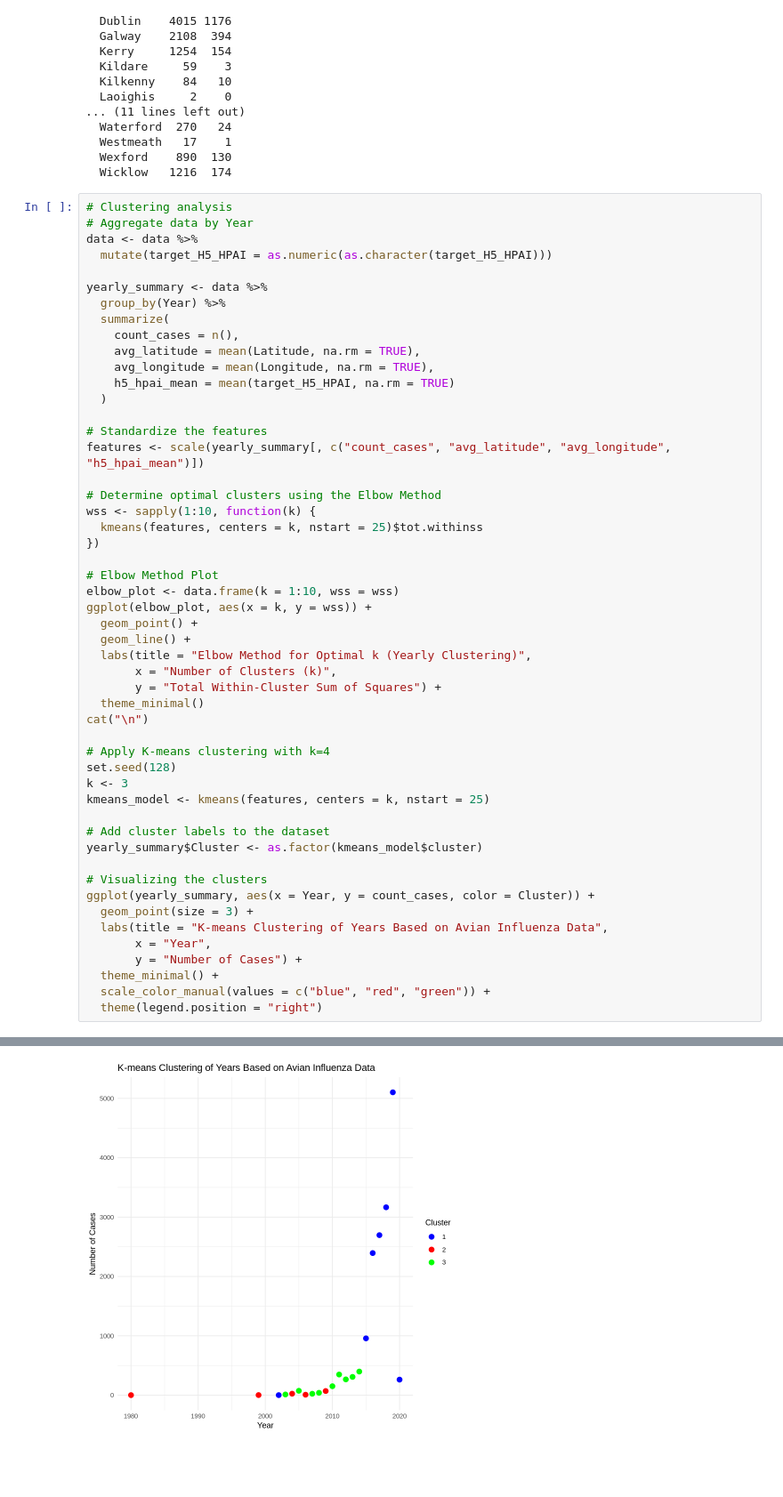
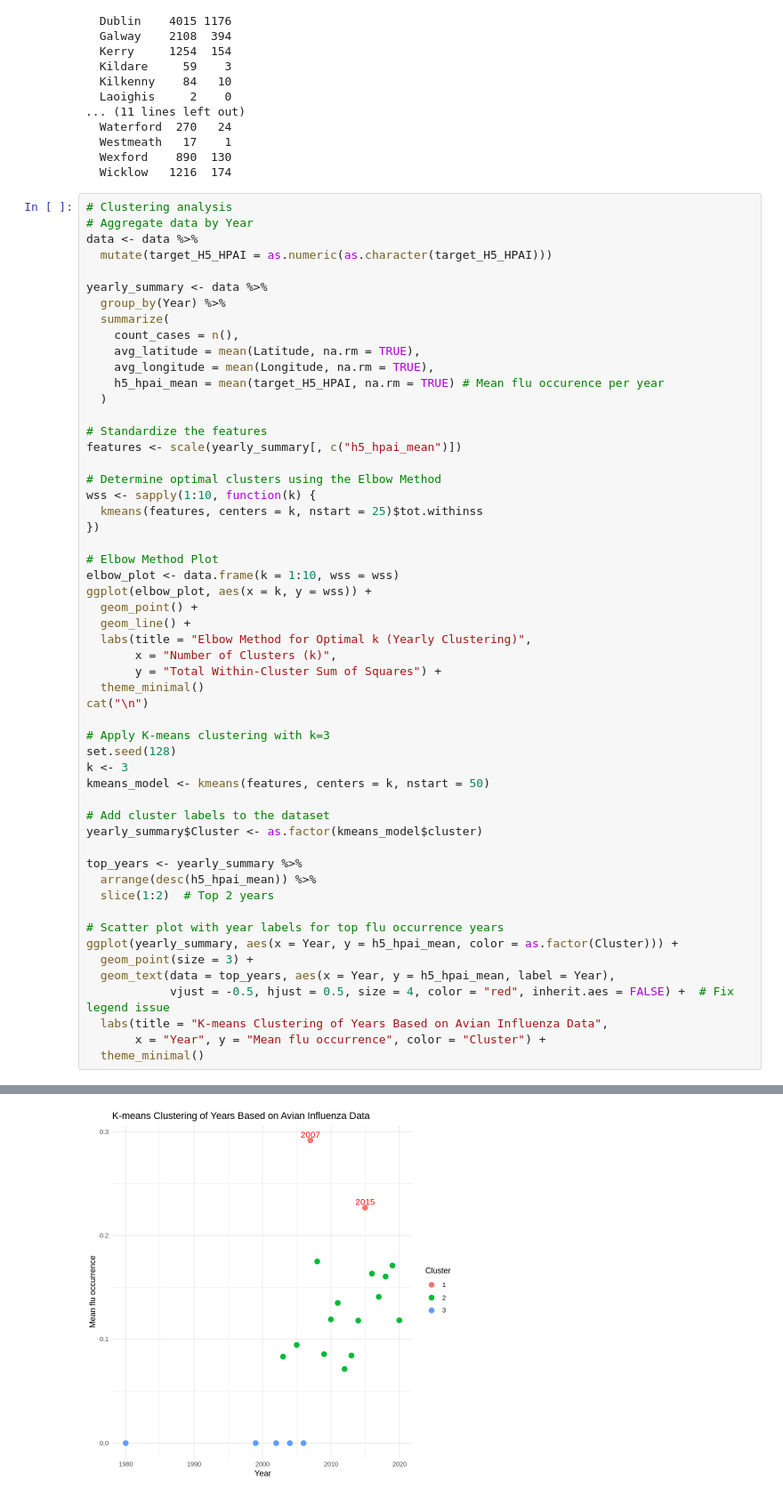
Before and after one commit to mpbeck/ANS-128-GP-The-Explorers-, a Jupyter notebook: code.ipynb, the cells around one changed output, grey strips where cells are left out. Shown: that part at 89% size. Drawn from its saved outputs; the diff is of its cells as text; blank space fills up the shorter version.

Commit message:
Latest code with regression and clustering results

```diff
--- a/code.ipynb
+++ b/code.ipynb
@@ -117,11 +117,11 @@ yearly_summary <- data %>%
     count_cases = n(),
     avg_latitude = mean(Latitude, na.rm = TRUE),
     avg_longitude = mean(Longitude, na.rm = TRUE),
-    h5_hpai_mean = mean(target_H5_HPAI, na.rm = TRUE)
+    h5_hpai_mean = mean(target_H5_HPAI, na.rm = TRUE) # Mean flu occurence per year
   )
 
 # Standardize the features
-features <- scale(yearly_summary[, c("count_cases", "avg_latitude", "avg_longitude", "h5_hpai_mean")])
+features <- scale(yearly_summary[, c("h5_hpai_mean")])
 
 # Determine optimal clusters using the Elbow Method
 wss <- sapply(1:10, function(k) {
@@ -139,21 +139,24 @@ ggplot(elbow_plot, aes(x = k, y = wss)) +
   theme_minimal()
 cat("\n")
 
-# Apply K-means clustering with k=4
+# Apply K-means clustering with k=3
 set.seed(128)
 k <- 3
-kmeans_model <- kmeans(features, centers = k, nstart = 25)
+kmeans_model <- kmeans(features, centers = k, nstart = 50)
 
 # Add cluster labels to the dataset
 yearly_summary$Cluster <- as.factor(kmeans_model$cluster)
 
-# Visualizing the clusters
-ggplot(yearly_summary, aes(x = Year, y = count_cases, color = Cluster)) +
+top_years <- yearly_summary %>%
+  arrange(desc(h5_hpai_mean)) %>%
+  slice(1:2)  # Top 2 years
+
+# Scatter plot with year labels for top flu occurrence years
+ggplot(yearly_summary, aes(x = Year, y = h5_hpai_mean, color = as.factor(Cluster))) +
   geom_point(size = 3) +
+  geom_text(data = top_years, aes(x = Year, y = h5_hpai_mean, label = Year),
+            vjust = -0.5, hjust = 0.5, size = 4, color = "red", inherit.aes = FALSE) +  # Fix legend issue
   labs(title = "K-means Clustering of Years Based on Avian Influenza Data",
-       x = "Year",
-       y = "Number of Cases") +
-  theme_minimal() +
-  scale_color_manual(values = c("blue", "red", "green")) +
-  theme(legend.position = "right")
+       x = "Year", y = "Mean flu occurrence", color = "Cluster") +
+  theme_minimal()
 # %% [output]
@@ -161 +164 @@ ggplot(yearly_summary, aes(x = Year, y = count_cases, color = Cluster)) +
-[figure, old version]
+[figure, new version]
```
Also changed, not shown: parts of 3 cells of this notebook.
